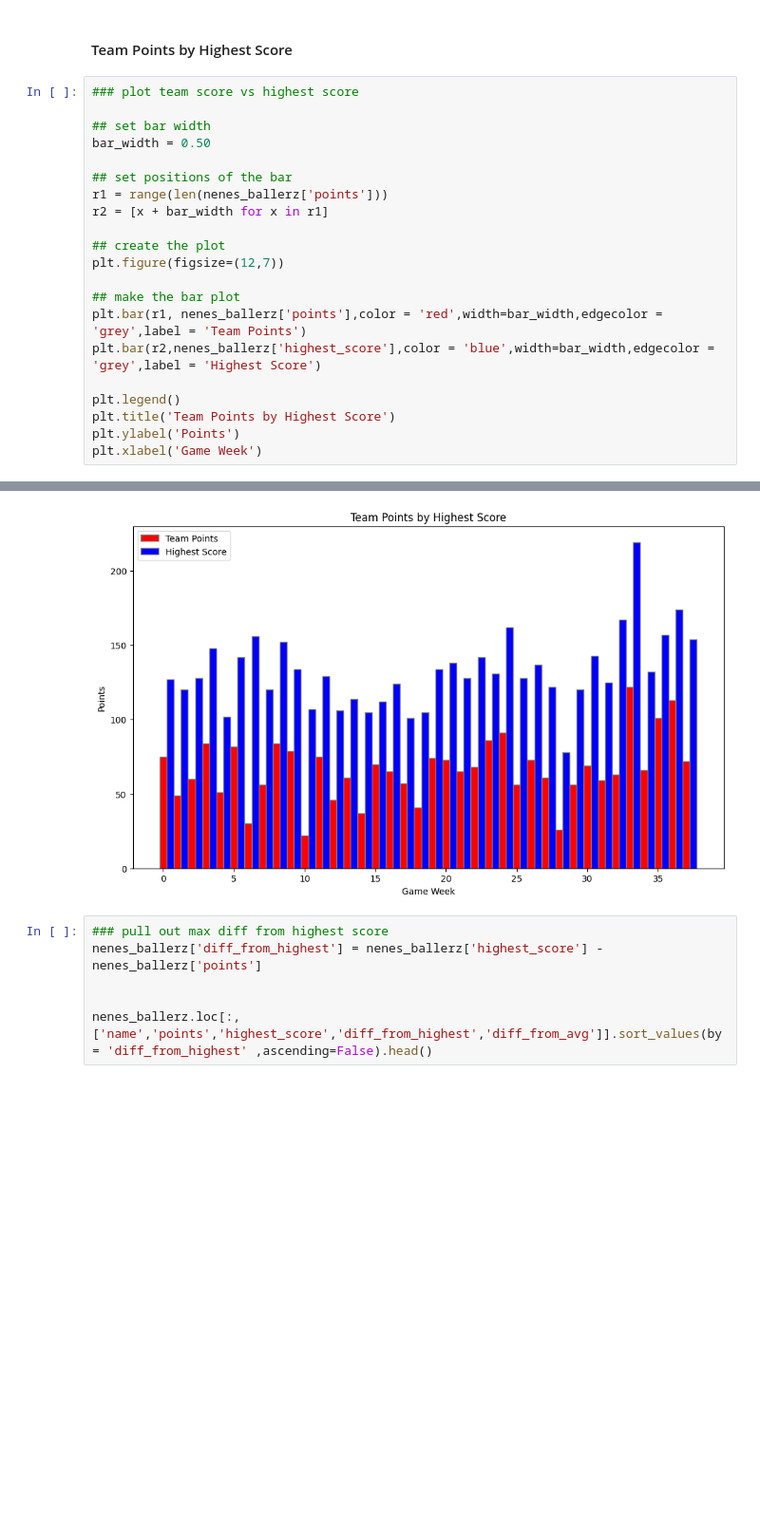
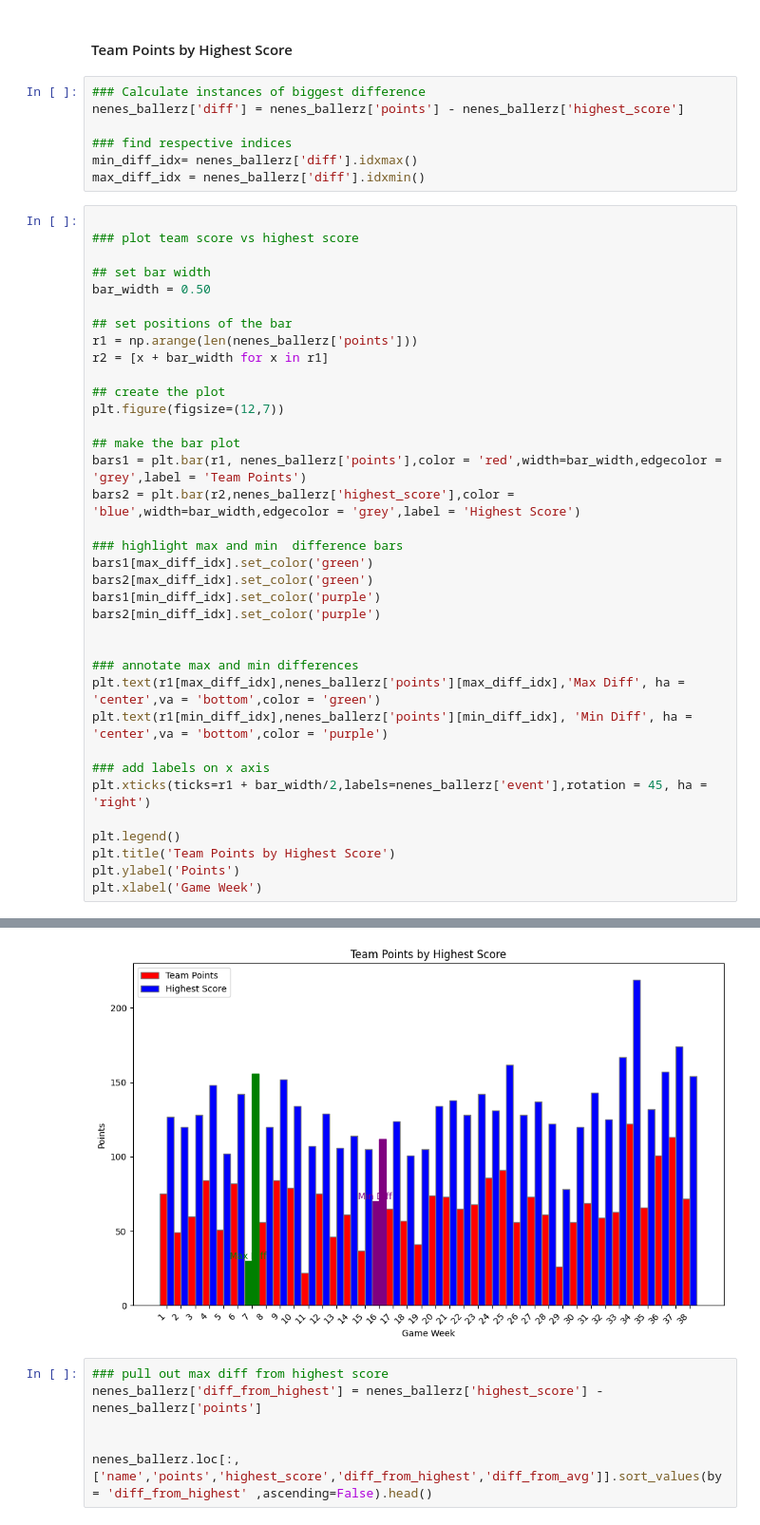
Before and after one commit to Neshmwaniki/FPL-Team-Analysis, a Jupyter notebook: Fantasy Premier League Analysis.ipynb, the cells around one changed output, grey strips where cells are left out. Shown at 95% size. Cells and saved outputs as stored; diff of their text form; blank space fills up the shorter version.

Commit message:
Add files via upload
Cleaned the charts, adding labels and markers

```diff
--- a/Fantasy Premier League Analysis.ipynb
+++ b/Fantasy Premier League Analysis.ipynb
@@ -478,30 +483,52 @@ no_transfers_gw
 ### study transfers made/not made and influence on GW points
 # %% [markdown]
 #### Team Points by Highest Score
+# %%
+### Calculate instances of biggest difference
+nenes_ballerz['diff'] = nenes_ballerz['points'] - nenes_ballerz['highest_score']
+
+### find respective indices
+min_diff_idx= nenes_ballerz['diff'].idxmax()
+max_diff_idx = nenes_ballerz['diff'].idxmin()
 # %%
+
 ### plot team score vs highest score
 
 ## set bar width
 bar_width = 0.50
 
 ## set positions of the bar
-r1 = range(len(nenes_ballerz['points']))
+r1 = np.arange(len(nenes_ballerz['points']))
 r2 = [x + bar_width for x in r1]
 
 ## create the plot
 plt.figure(figsize=(12,7))
 
 ## make the bar plot
-plt.bar(r1, nenes_ballerz['points'],color = 'red',width=bar_width,edgecolor = 'grey',label = 'Team Points')
-plt.bar(r2,nenes_ballerz['highest_score'],color = 'blue',width=bar_width,edgecolor = 'grey',label = 'Highest Score')
+bars1 = plt.bar(r1, nenes_ballerz['points'],color = 'red',width=bar_width,edgecolor = 'grey',label = 'Team Points')
+bars2 = plt.bar(r2,nenes_ballerz['highest_score'],color = 'blue',width=bar_width,edgecolor = 'grey',label = 'Highest Score')
+
+### highlight max and min  difference bars
+bars1[max_diff_idx].set_color('green')
+bars2[max_diff_idx].set_color('green')
+bars1[min_diff_idx].set_color('purple')
+bars2[min_diff_idx].set_color('purple')
+
+
+### annotate max and min differences
+plt.text(r1[max_diff_idx],nenes_ballerz['points'][max_diff_idx],'Max Diff', ha = 'center',va = 'bottom',color = 'green')
+plt.text(r1[min_diff_idx],nenes_ballerz['points'][min_diff_idx], 'Min Diff', ha = 'center',va = 'bottom',color = 'purple')
+
+### add labels on x axis
+plt.xticks(ticks=r1 + bar_width/2,labels=nenes_ballerz['event'],rotation = 45, ha = 'right')
 
 plt.legend()
 plt.title('Team Points by Highest Score')
 plt.ylabel('Points')
 plt.xlabel('Game Week')
 # %% [output]
 Text(0.5, 0, 'Game Week')
-[figure, old version]
+[figure, new version]
 # %%
 ### pull out max diff from highest score
 nenes_ballerz['diff_from_highest'] = nenes_ballerz['highest_score'] - nenes_ballerz['points']
```
Also changed, not shown: parts of 3 cells of this notebook.
